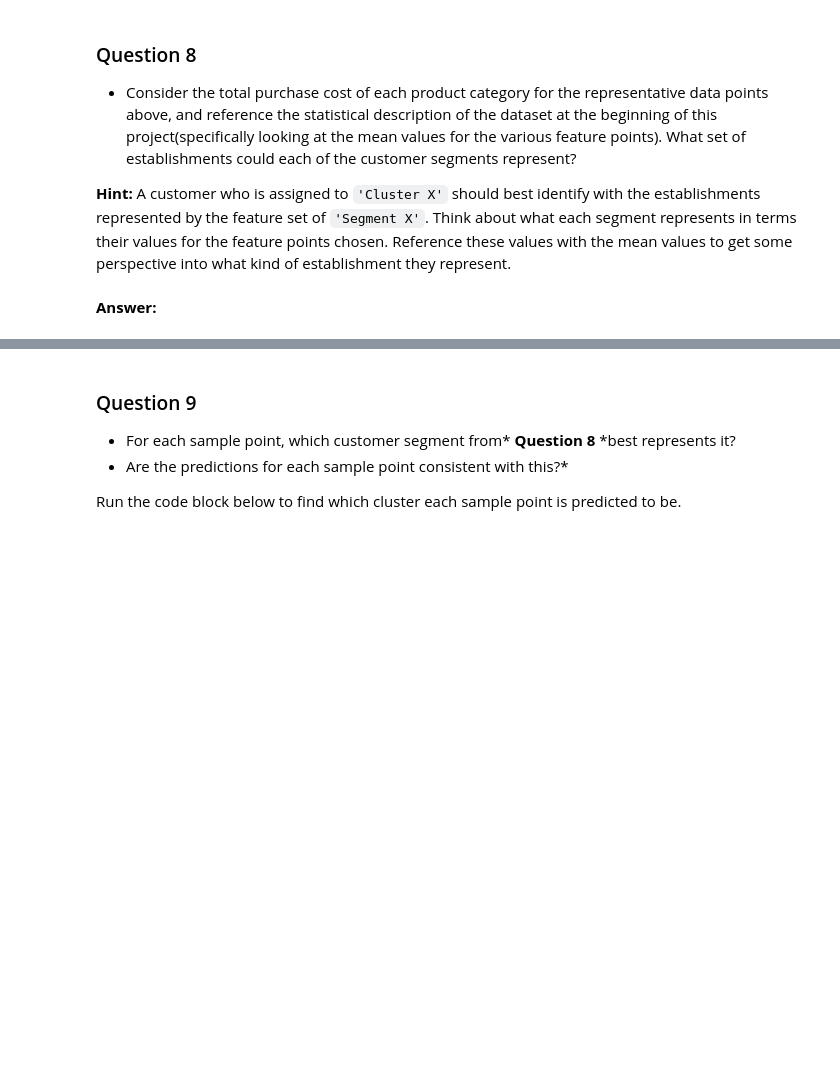
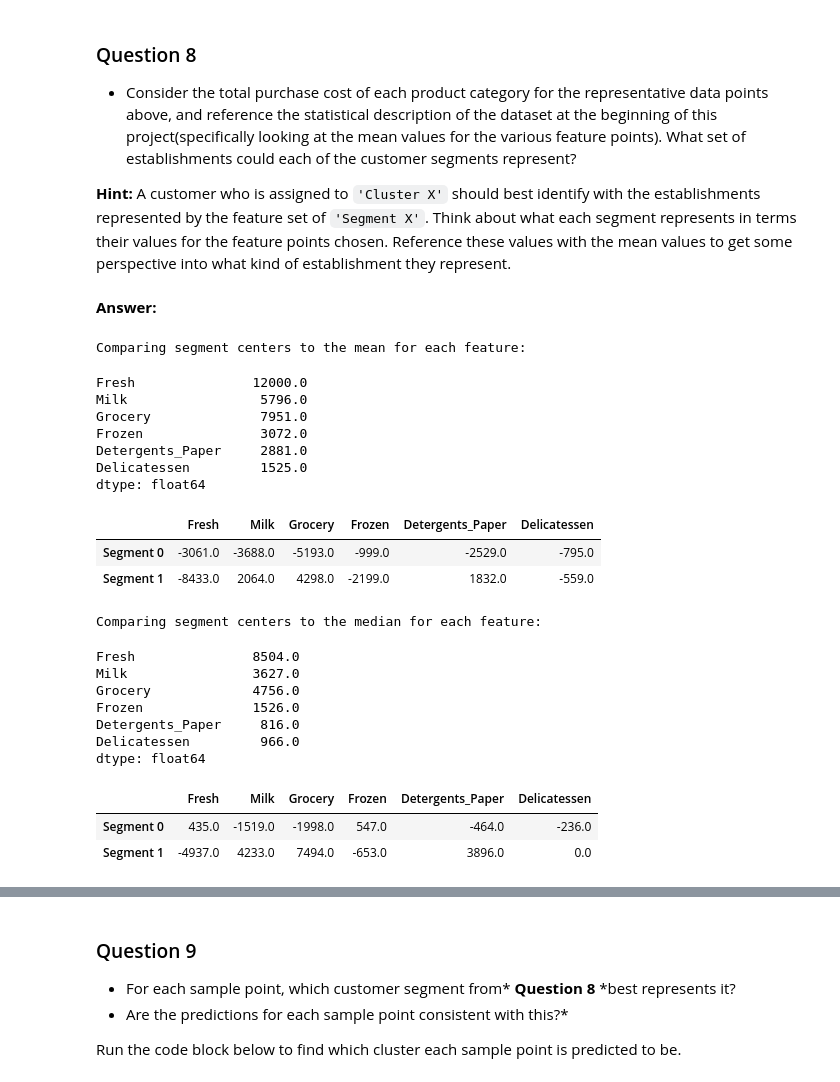
Before and after one commit to cbrands/customer_segments, a Jupyter notebook: customer_segments.ipynb, the cells around one changed output, grey strips where cells are left out. Drawn from its saved outputs; the diff is of its cells as text; code cells hidden in the pictures; blank space fills up the shorter version.

```diff
--- a/customer_segments.ipynb
+++ b/customer_segments.ipynb
@@ -580,3 +597,33 @@ AttributeError: 'NoneType' object has no attribute 'rint'
 **Hint:** A customer who is assigned to `'Cluster X'` should best identify with the establishments represented by the feature set of `'Segment X'`. Think about what each segment represents in terms their values for the feature points chosen. Reference these values with the mean values to get some perspective into what kind of establishment they represent.
 # %% [markdown]
 **Answer:**
+# %%
+print ("Comparing segment centers to the mean for each feature:")
+display(np.round(data.mean()))
+display(np.round(true_centers - data.mean()))
+print ("Comparing segment centers to the median for each feature:")
+display(np.round(data.median()))
+display(np.round(true_centers - data.median()))
+# %% [output]
+Comparing segment centers to the mean for each feature:
+Fresh               12000.0
+Milk                 5796.0
+Grocery              7951.0
+Frozen               3072.0
+Detergents_Paper     2881.0
+Delicatessen         1525.0
+dtype: float64
+|  | Fresh | Milk | Grocery | Frozen | Detergents_Paper | Delicatessen |
+| Segment 0 | -3061.0 | -3688.0 | -5193.0 | -999.0 | -2529.0 | -795.0 |
+| Segment 1 | -8433.0 | 2064.0 | 4298.0 | -2199.0 | 1832.0 | -559.0 |
+Comparing segment centers to the median for each feature:
+Fresh               8504.0
+Milk                3627.0
+Grocery             4756.0
+Frozen              1526.0
+Detergents_Paper     816.0
+Delicatessen         966.0
+dtype: float64
+|  | Fresh | Milk | Grocery | Frozen | Detergents_Paper | Delicatessen |
+| Segment 0 | 435.0 | -1519.0 | -1998.0 | 547.0 | -464.0 | -236.0 |
+| Segment 1 | -4937.0 | 4233.0 | 7494.0 | -653.0 | 3896.0 | 0.0 |
```
Also changed, not shown: parts of 9 cells of this notebook.
